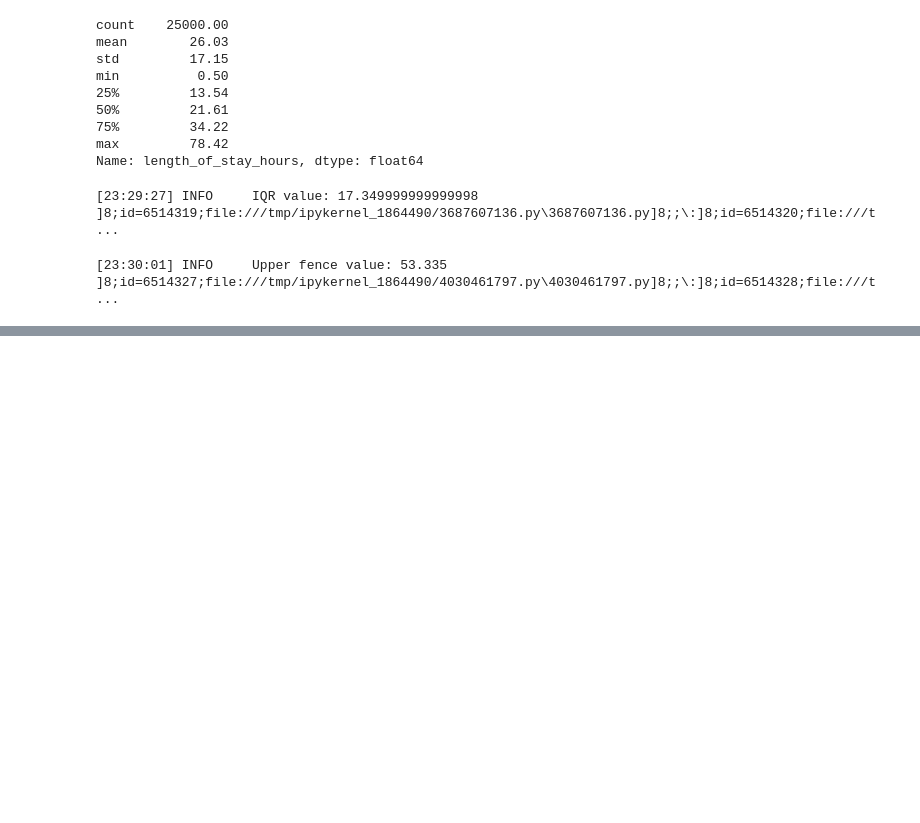
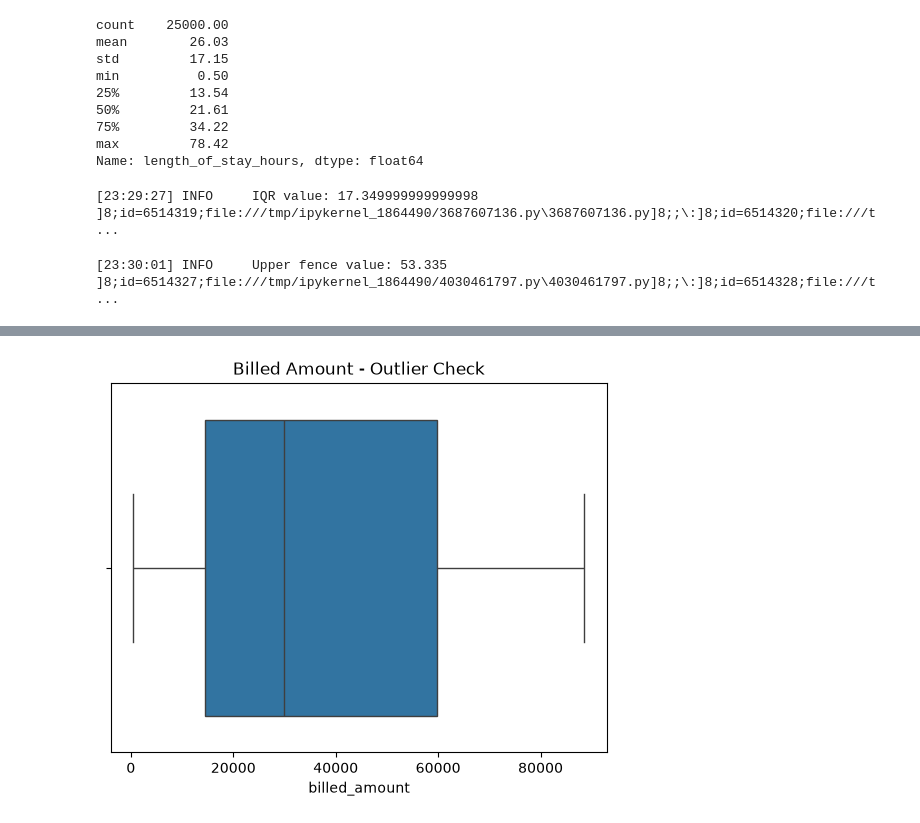
Before and after one commit to bjmashele/health-analytics, a Jupyter notebook: eda_to_mlflow.ipynb, the cells around one changed output, grey strips where cells are left out. Drawn from its saved outputs; the diff is of its cells as text; code cells hidden in the pictures; blank space fills up the shorter version.

Commit message:
Outlier detection analysis

```diff
--- a/eda_to_mlflow.ipynb
+++ b/eda_to_mlflow.ipynb
@@ -747,0 +762,6 @@ logger.info(f"Upper fence value: {upper_fence}")
+# %%
+sns.boxplot(x=df["billed_amount"])
+plt.title("Billed Amount - Outlier Check")
+plt.show()
+# %% [output]
+[figure, added]
```
Also changed, not shown: parts of 4 cells of this notebook.
